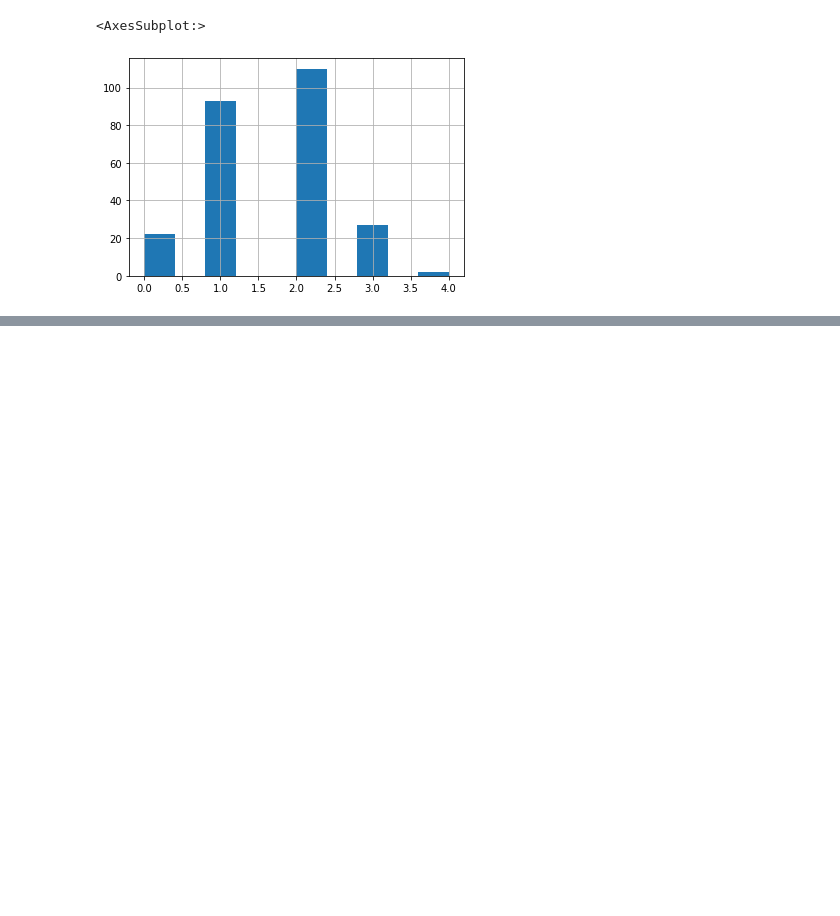
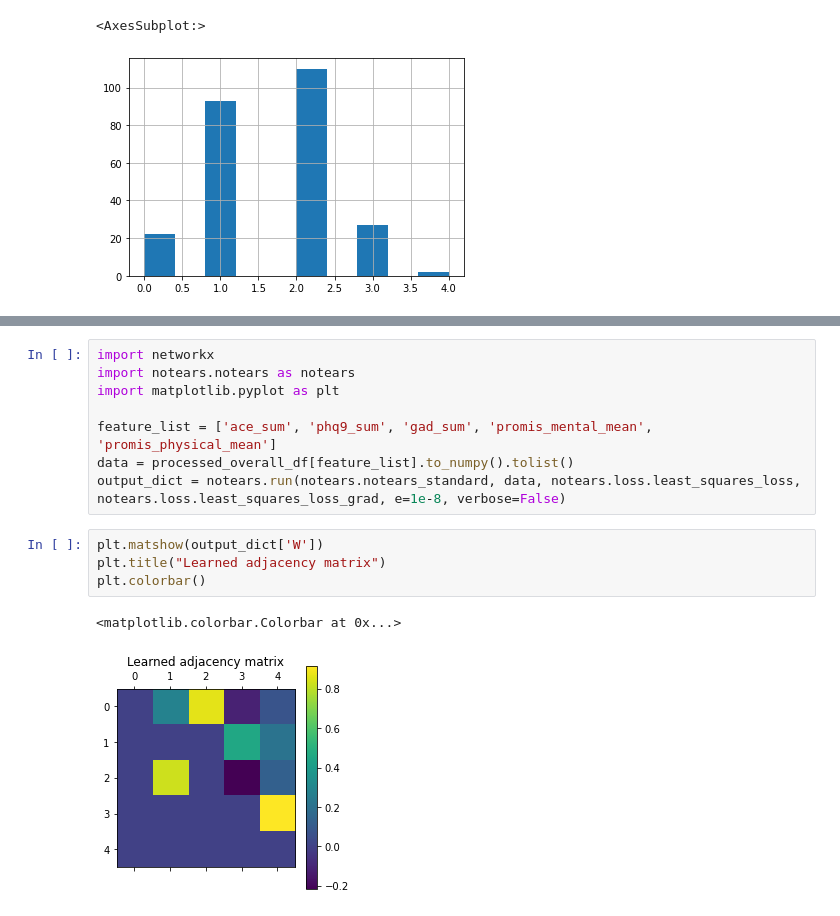
Before and after one commit to smilejennyyu/BUMP_code, a Jupyter notebook: ace_pc_algo.ipynb, the cells around one changed output, grey strips where cells are left out. Saved outputs shown, nothing was run; the diff lists cells and outputs as text; blank space fills up the shorter version.

```diff
--- a/ace_pc_algo.ipynb
+++ b/ace_pc_algo.ipynb
@@ -232,0 +308,15 @@ nx.draw(graph, with_labels=True)
+# %%
+import networkx
+import notears.notears as notears
+import matplotlib.pyplot as plt
+
+feature_list = ['ace_sum', 'phq9_sum', 'gad_sum', 'promis_mental_mean', 'promis_physical_mean']
+data = processed_overall_df[feature_list].to_numpy().tolist()
+output_dict = notears.run(notears.notears_standard, data, notears.loss.least_squares_loss, notears.loss.least_squares_loss_grad, e=1e-8, verbose=False)
+# %%
+plt.matshow(output_dict['W'])
+plt.title("Learned adjacency matrix")
+plt.colorbar()
+# %% [output]
+<matplotlib.colorbar.Colorbar at 0x...>
+[figure, added]
```
Also changed, not shown: parts of 17 cells of this notebook, 58 other files.
